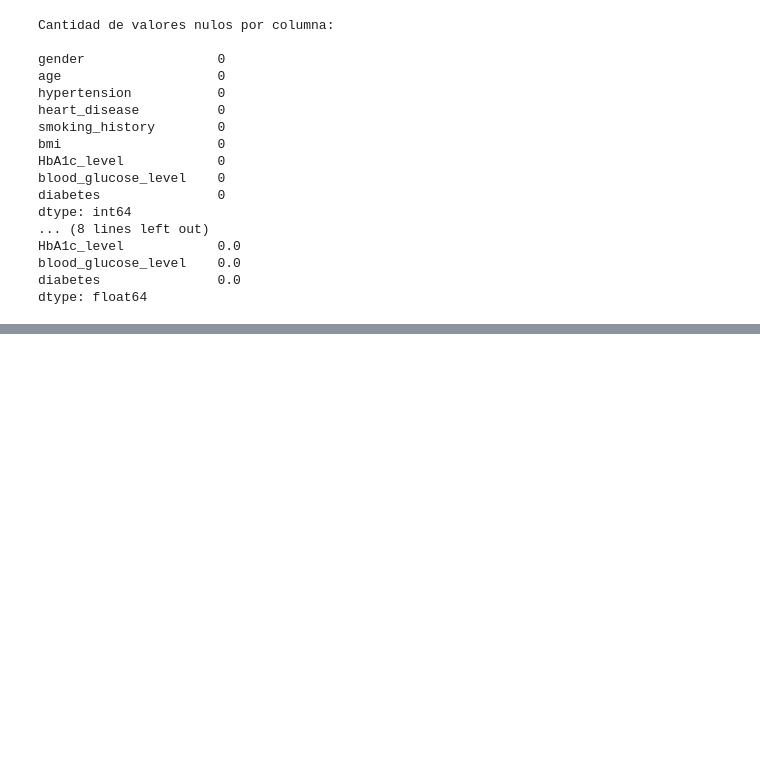
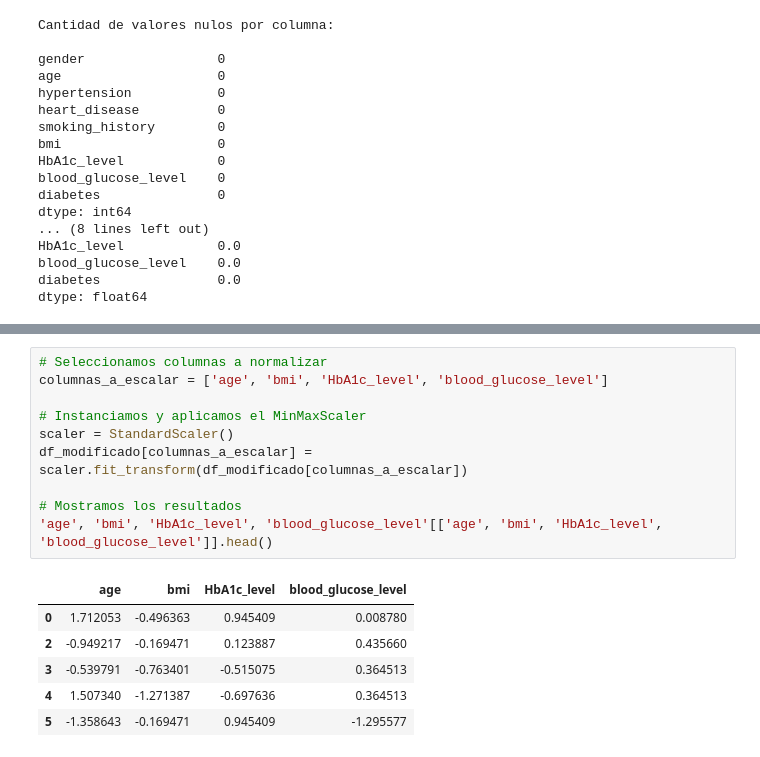
Before and after one commit to SantuMartire/Practicas-de-Machine-Learning, a Jupyter notebook: Preentrega_Proyeco_Integrador_Diabetes_Santiago_Mártire.ipynb, the cells around one changed output, grey strips where cells are left out. Drawn from its saved outputs; the diff is of its cells as text; blank space fills up the shorter version.

```diff
--- a/Preentrega_Proyeco_Integrador_Diabetes_Santiago_Mártire.ipynb
+++ b/Preentrega_Proyeco_Integrador_Diabetes_Santiago_Mártire.ipynb
@@ -200,0 +277,17 @@ dtype: float64
+# %%
+# Seleccionamos columnas a normalizar
+columnas_a_escalar = ['age', 'bmi', 'HbA1c_level', 'blood_glucose_level']
+
+# Instanciamos y aplicamos el MinMaxScaler
+scaler = StandardScaler()
+df_modificado[columnas_a_escalar] = scaler.fit_transform(df_modificado[columnas_a_escalar])
+
+# Mostramos los resultados
+'age', 'bmi', 'HbA1c_level', 'blood_glucose_level'[['age', 'bmi', 'HbA1c_level', 'blood_glucose_level']].head()
+# %% [output]
+|  | age | bmi | HbA1c_level | blood_glucose_level |
+| 0 | 1.712053 | -0.496363 | 0.945409 | 0.008780 |
+| 2 | -0.949217 | -0.169471 | 0.123887 | 0.435660 |
+| 3 | -0.539791 | -0.763401 | -0.515075 | 0.364513 |
+| 4 | 1.507340 | -1.271387 | -0.697636 | 0.364513 |
+| 5 | -1.358643 | -0.169471 | 0.945409 | -1.295577 |
```
Also changed, not shown: parts of 19 cells of this notebook.
